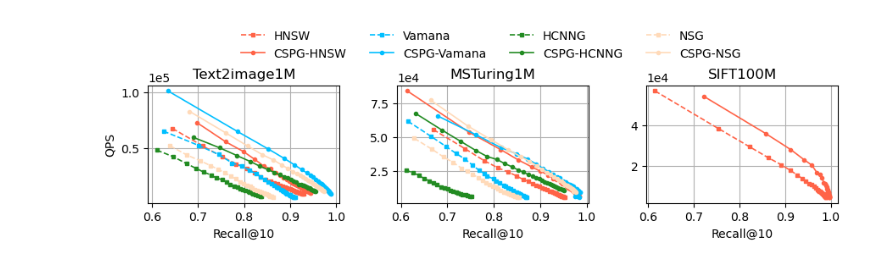
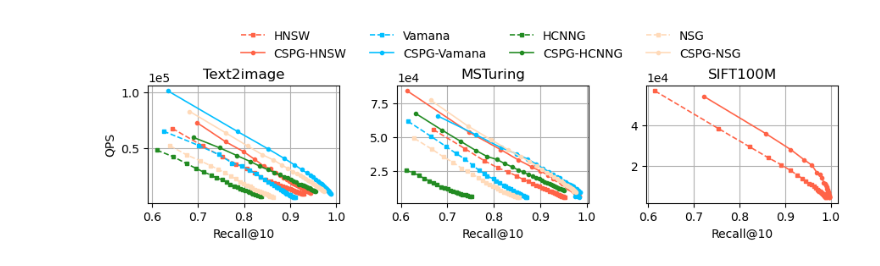
Before and after one commit to PUITAR/CSPG, a Jupyter notebook: experiment/figures/hard.ipynb, the cells around one changed output. Saved outputs shown, nothing was run; the diff lists cells and outputs as text; code cells hidden in the pictures.

```diff
--- a/experiment/figures/hard.ipynb
+++ b/experiment/figures/hard.ipynb
@@ -75,38 +75,36 @@ axes[0].set_ylabel('QPS')
 for i in range(num_datasets):
   ds = datasets[i]
   for k in range(num_indices):
     ind = indices[k]
     bsl = pd.read_csv(output+files[DatasetIndice2Str(ds, ind)]['bsl'])
     rpg = pd.read_csv(output+files[DatasetIndice2Str(ds, ind)]['rpg'])
     bsl['QPS'] = bsl['num_queries'] / bsl['query_time']
     rpg['QPS'] = rpg['num_queries'] / rpg['query_time']
     bsl = bsl[bsl['recall'] > low_recall]
     rpg = rpg[rpg['recall'] > low_recall]
     # print(rpg['QPS'], bsl['QPS'])
     axes[i].plot(bsl['recall'], bsl['QPS'], marker='s', color=colors[k], linewidth=1.2, linestyle='dashed', markersize=3)
     axes[i].plot(rpg['recall'], rpg['QPS'], marker='o', color=colors[k], linewidth=1.2, markersize=3)
   axes[i].set_xlabel(f'Recall@{knn}')
   axes[i].set_xticks(np.arange(low_recall, 1.001, gap_recall))
   axes[i].ticklabel_format(style='sci', axis='y', scilimits=(0,0))
   axes[i].grid(True)
   if ds == "text2image1m":
-    ds = "Text2image1M"
+    ds = "Text2image"
   elif ds == "turing1m":
-    ds = "MSTuring1M"
-  elif ds == "kosarak":
-    ds = "Kosarak"
+    ds = "MSTuring"
   else:
     ds = ds.upper()
   axes[i].set_title(f'{ds}')
 
 fig.subplots_adjust(wspace=0.3)
 fig.legend(leg, loc='center', bbox_to_anchor=(0.51, 1.15), ncol=num_indices, frameon=False)
 fig.savefig(figures+f'qps-recall.pdf', dpi=300, bbox_inches='tight', pad_inches=0)
 fig.savefig(figures+f'qps-recall.png', dpi=300, bbox_inches='tight', pad_inches=0)
 fig.savefig(figures+f'qps-recall.svg', dpi=300, bbox_inches='tight', pad_inches=0)
 fig.show()
 # %% [output]
-[figure, old version]
+[figure, new version]
 # %%
 fig, axes = plt.subplots(nrows=1, ncols=num_datasets, figsize=(10.5, 1.8))
 axes[0].set_ylabel('# Distance computation')
```
Also changed, not shown: parts of 1 cell of this notebook, 59 other files.
